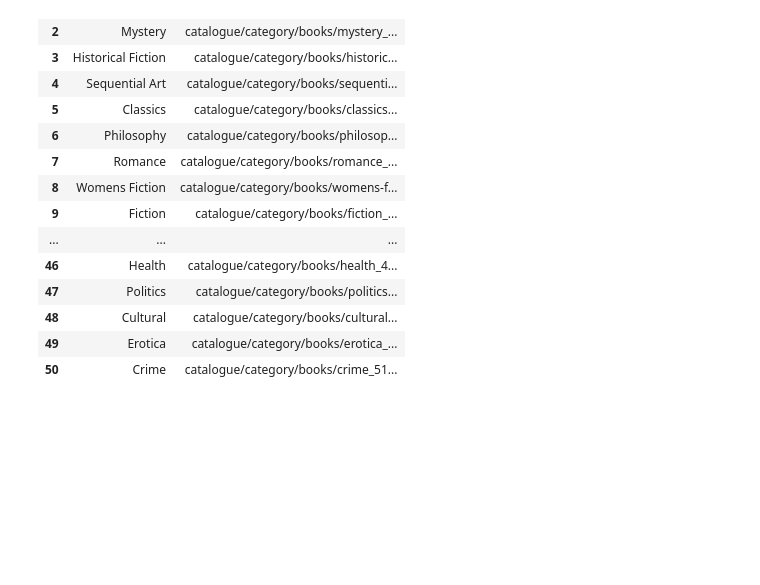
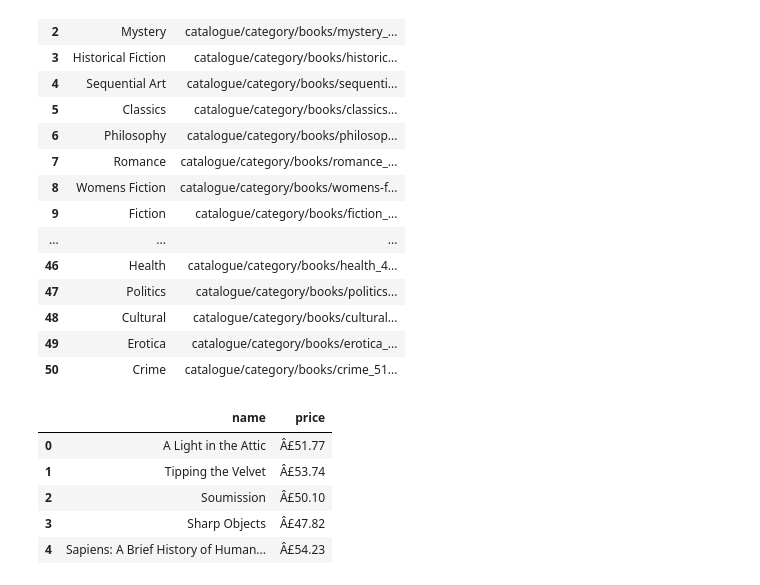
Before and after one commit to feat7/machine-learning-basics, a Jupyter notebook: Scraper.ipynb, the cells around one changed output. Cells and saved outputs as stored; diff of their text form; code cells hidden in the pictures; blank space fills up the shorter version.

Commit message:
add: book names and prices

```diff
--- a/Scraper.ipynb
+++ b/Scraper.ipynb
@@ -48,3 +48,35 @@ df
 | 48 | Cultural | catalogue/category/books/cultural... |
 | 49 | Erotica | catalogue/category/books/erotica_... |
 | 50 | Crime | catalogue/category/books/crime_51... |
+# %%
+ol_row = soup.find("ol", class_="row")
+# %%
+scraped_book_names = []
+scraped_book_prices = []
+
+
+books = ol_row.find_all("li")
+
+for book in books:
+    try:
+        name = book.find('h3').contents[0]['title']
+        price = book.find('p', class_='price_color').text.strip()
+        scraped_book_names.append(name)
+        scraped_book_prices.append(price)
+    except Exception as e:
+        print("Error")
+        pass
+# %%
+df = pd.DataFrame({
+    "name": scraped_book_names,
+    "price": scraped_book_prices
+})
+
+df.head()
+# %% [output]
+|  | name | price |
+| 0 | A Light in the Attic | Â£51.77 |
+| 1 | Tipping the Velvet | Â£53.74 |
+| 2 | Soumission | Â£50.10 |
+| 3 | Sharp Objects | Â£47.82 |
+| 4 | Sapiens: A Brief History of Human... | Â£54.23 |
```
Also changed, not shown: parts of 1 cell of this notebook, 1 other file.
